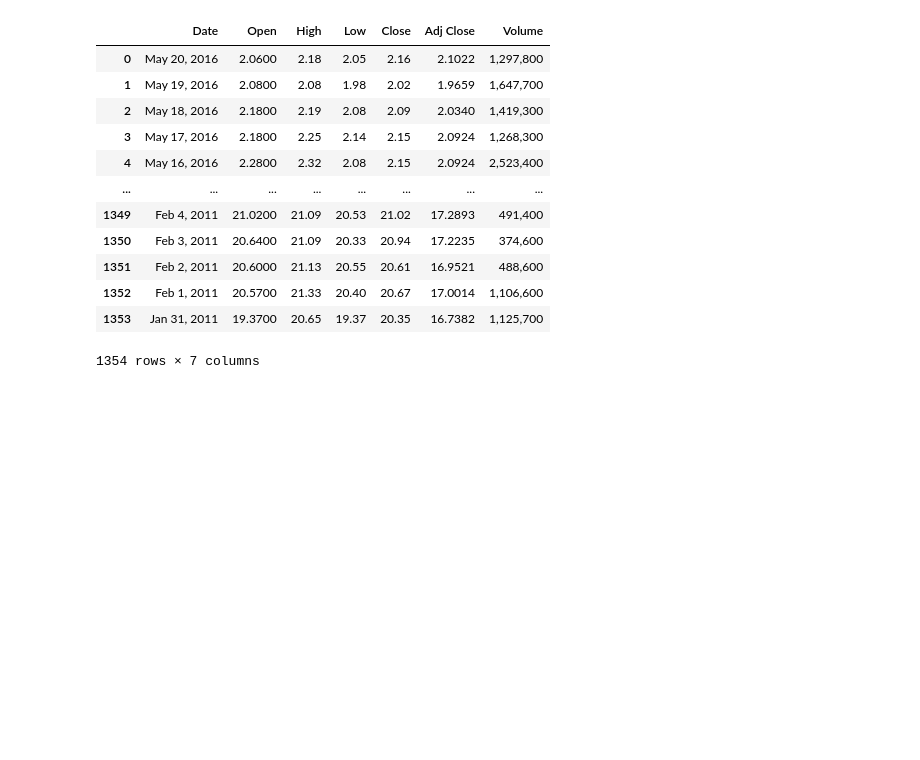
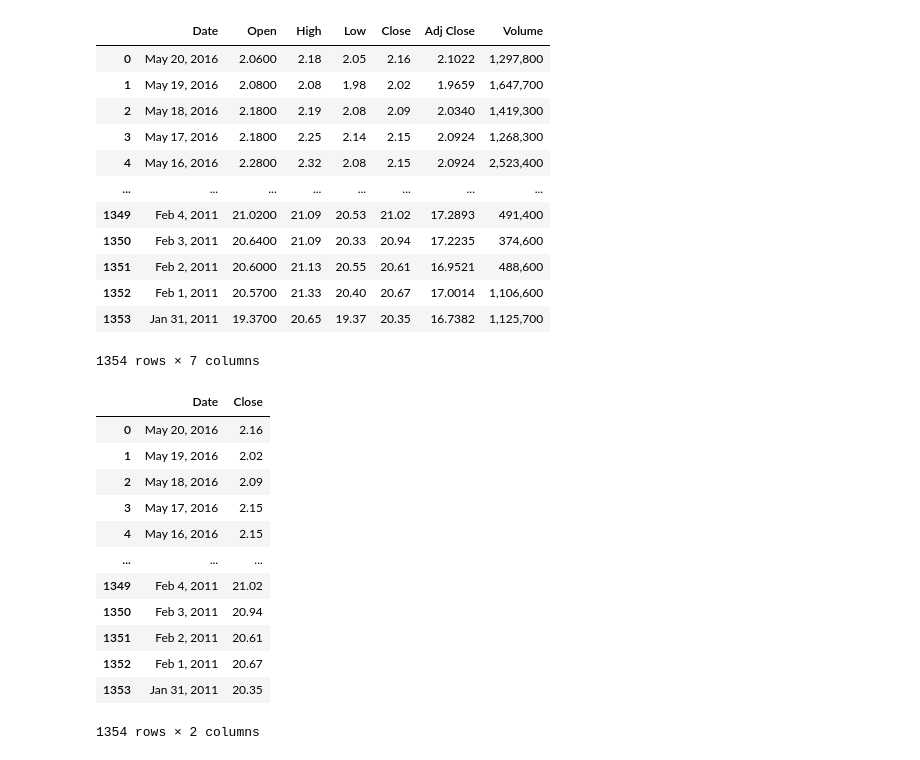
Before and after one commit to andtay/Machine_Learning_Based_Demand_Forecasting, a Jupyter notebook: Walmart/src/data.ipynb, the cells around one changed output. Drawn from its saved outputs; the diff is of its cells as text; code cells hidden in the pictures; blank space fills up the shorter version.

```diff
--- a/Walmart/src/data.ipynb
+++ b/Walmart/src/data.ipynb
@@ -427,3 +427,20 @@ wti_crude_oil
 | 1352 | Feb 1, 2011 | 20.5700 | 21.33 | 20.40 | 20.67 | 17.0014 | 1,106,600 |
 | 1353 | Jan 31, 2011 | 19.3700 | 20.65 | 19.37 | 20.35 | 16.7382 | 1,125,700 |
 1354 rows × 7 columns
+# %%
+wti_oil = wti_crude_oil[["Date", "Close"]]
+wti_oil
+# %% [output]
+|  | Date | Close |
+| 0 | May 20, 2016 | 2.16 |
+| 1 | May 19, 2016 | 2.02 |
+| 2 | May 18, 2016 | 2.09 |
+| 3 | May 17, 2016 | 2.15 |
+| 4 | May 16, 2016 | 2.15 |
+| ... | ... | ... |
+| 1349 | Feb 4, 2011 | 21.02 |
+| 1350 | Feb 3, 2011 | 20.94 |
+| 1351 | Feb 2, 2011 | 20.61 |
+| 1352 | Feb 1, 2011 | 20.67 |
+| 1353 | Jan 31, 2011 | 20.35 |
+1354 rows × 2 columns
```
Also changed, not shown: parts of 14 cells of this notebook, 5 other files.
